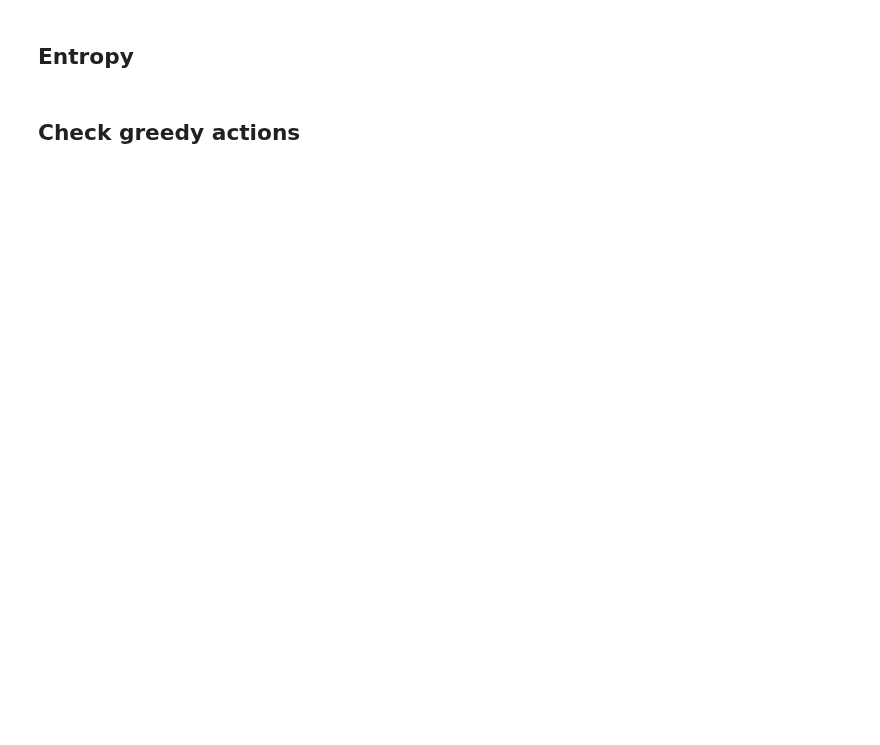
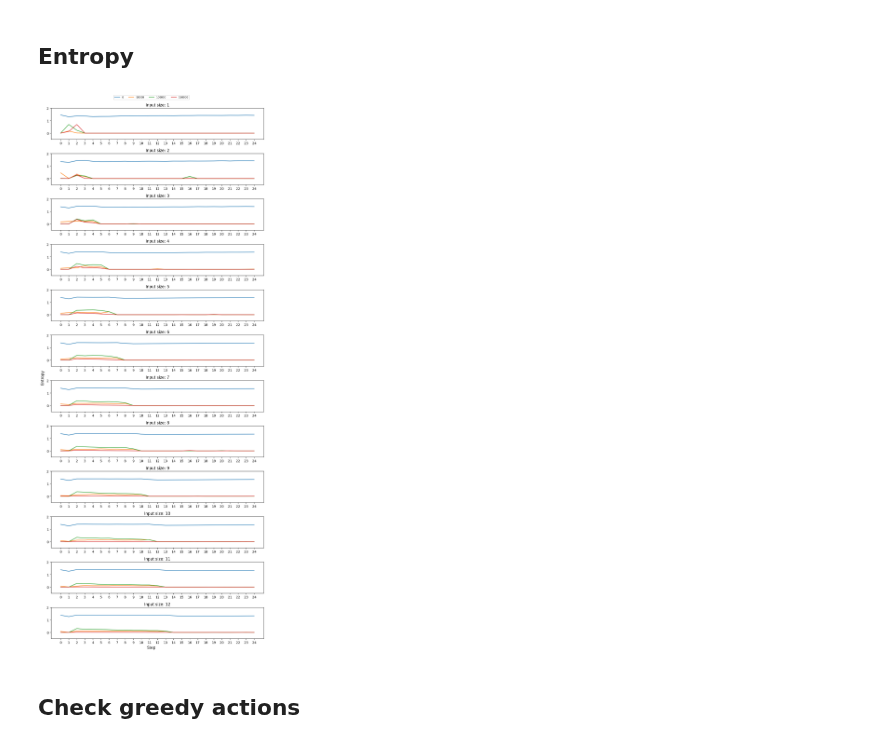
Before and after one commit to chanb/scaling_jax, a Jupyter notebook: src/evaluations/evaluate_addition.ipynb, the cells around one changed output. Saved outputs shown, nothing was run; the diff lists cells and outputs as text; code cells hidden in the pictures; blank space fills up the shorter version.

```diff
--- a/src/evaluations/evaluate_addition.ipynb
+++ b/src/evaluations/evaluate_addition.ipynb
@@ -590,11 +616,11 @@ fig.legend(
 # %% [markdown]
 ## Entropy
 # %%
-skip_step = 10
+skip_step = 1
+checkpoints = None
 max_x = min(max_decode_len, 25)
 checkpoint_interval = config_dict["logging_config"]["checkpoint_interval"]
 last_checkpoint = max(list(all_res["metrics"].keys()))
-checkpoints = [0, 1, 3, 5]
 
 fig, axs = plt.subplots(
     len(all_res["results"][0]),
@@ -624,33 +650,35 @@ for checkpoint_i in all_res["results"]:
         std_entropy = (jnp.std(entropies, axis=0) / np.sqrt(len(entropies)))[:max_x]
 
         x_range = np.arange(len(mean_entropy))
         axs[plot_i].plot(
             x_range,
             mean_entropy,
             label=f"{checkpoint_i * checkpoint_interval}" if plot_i == 0 else "",
         )
         axs[plot_i].fill_between(
             x_range,
             mean_entropy - std_entropy,
             mean_entropy + std_entropy,
             alpha=0.2,
         )
 
         axs[plot_i].set_title(f"Input size: {input_size}")
         axs[plot_i].set_xticks(x_range)
         axs[plot_i].set_ylim(-0.5, 2.0)
 
 fig.supylabel('Entropy')
 fig.supxlabel('Step')
 fig.legend(
     bbox_to_anchor=(0.0, 1.0, 1.0, 0.0),
     loc="lower center",
     ncols=7,
     borderaxespad=0.0,
     frameon=True,
     fontsize="8",
 )
 plt.tight_layout()
+# %% [output]
+[figure, added]
 # %% [markdown]
 ## Check greedy actions
 # %%
```
Also changed, not shown: parts of 8 cells of this notebook.
